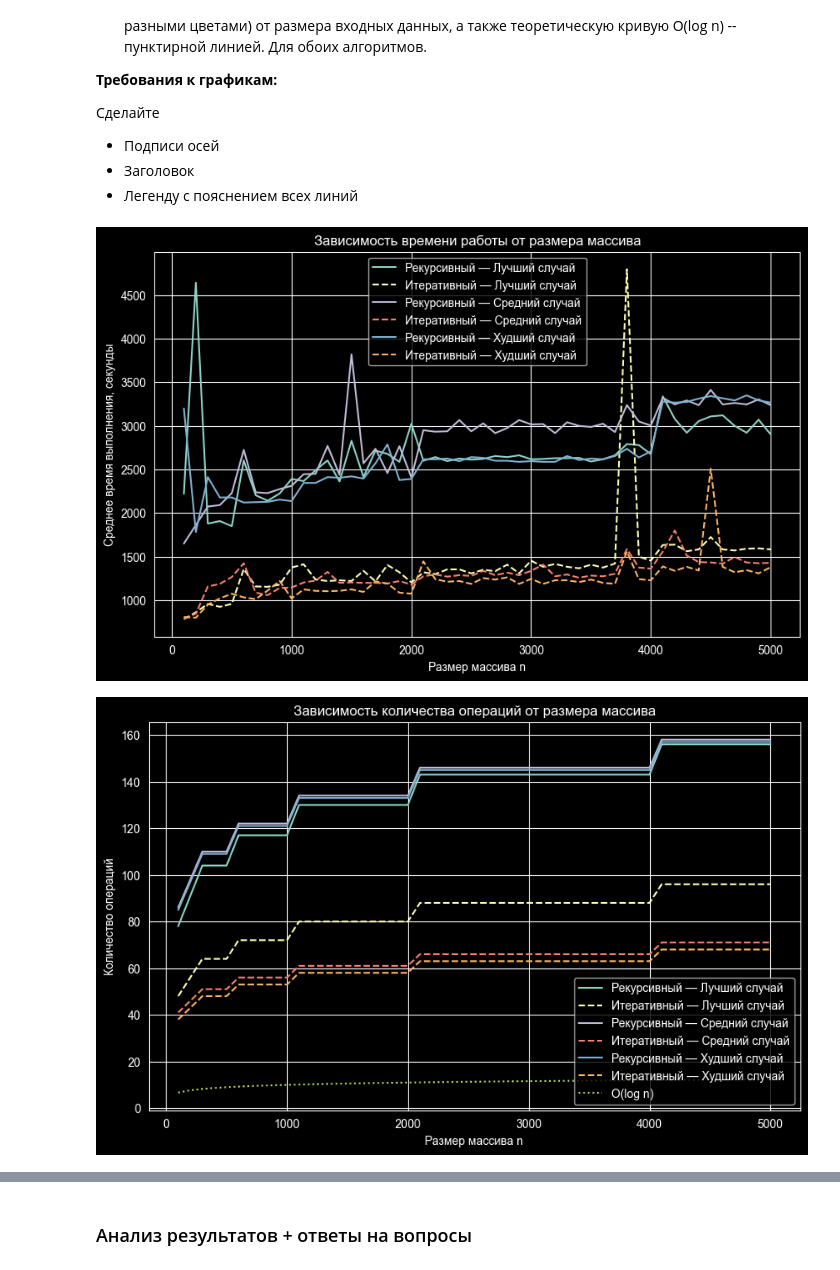
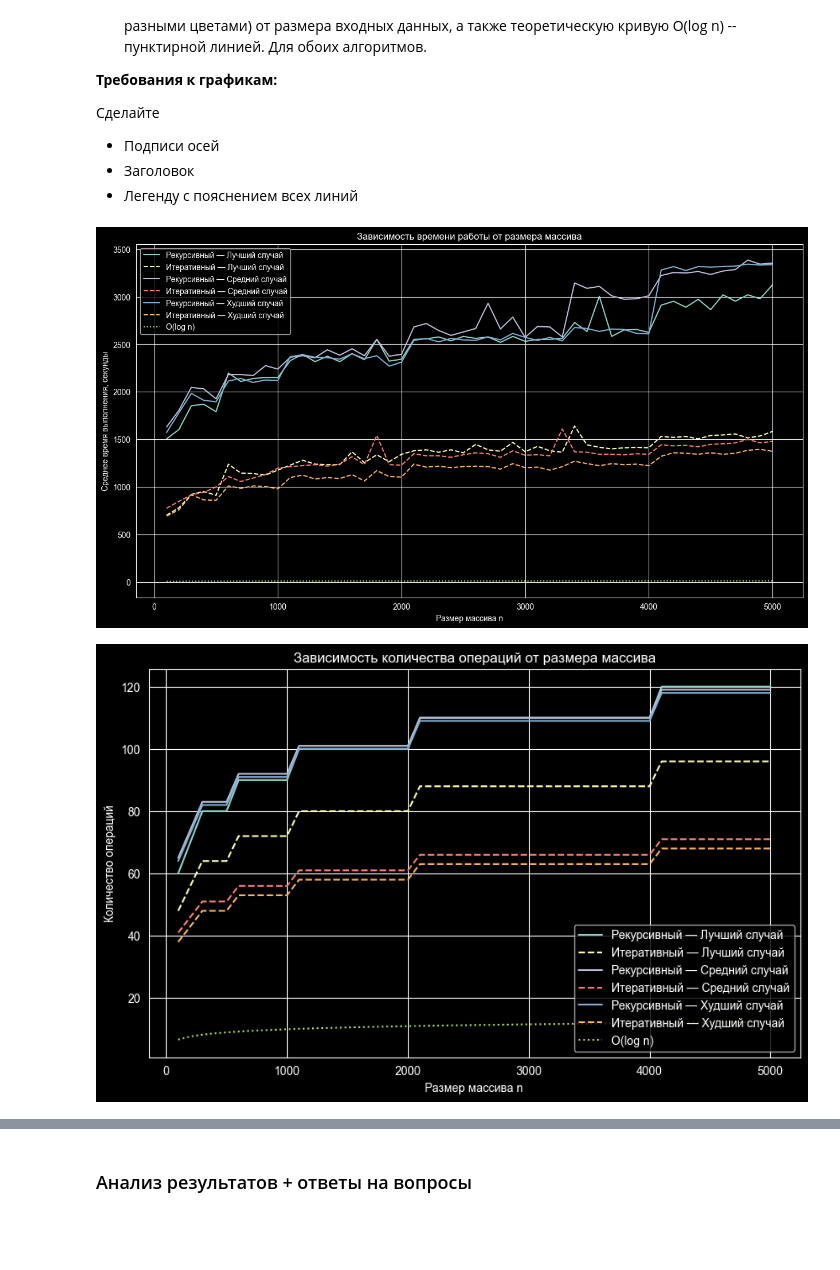
Before and after one commit to yemtsovaanna-alt/lab_algo_1, a Jupyter notebook: lab_1_algo.ipynb, the cells around one changed output, grey strips where cells are left out. Cells and saved outputs as stored; diff of their text form; code cells hidden in the pictures; blank space fills up the shorter version.

```diff
--- a/lab_1_algo.ipynb
+++ b/lab_1_algo.ipynb
@@ -264,6 +259,7 @@ def binary_search_left_iter(arr, target):
             l = mid + 1
         else:
             r = mid
+    return l
 # %% [markdown]
 **Асимпотическая сложность алгоритма методом развертывания рекурретного соотношения:**
 
@@ -343,15 +339,15 @@ def binary_search_left_rec(arr, target, l, r, depth=1):
     operations += 3
 
     if arr[mid] < target:                                                 # сравнение, обращение к памяти (arr[mid]) - 2 операции
-        result, child_ops, max_depth = binary_search_left_rec(            # присваивание 3 раза, вызов функции, 2 раза сложение - 6 операций
+        result, child_ops, max_depth = binary_search_left_rec(            # присваивание, вызов функции, сложение - 3 операции
             arr, target, mid + 1, r, depth + 1
         )
-        operations += 8
+        operations += 5
     else:
-        result, child_ops, max_depth = binary_search_left_rec(           # присваивание 3 раза, вызов функции, сложение - 5 операций
+        result, child_ops, max_depth = binary_search_left_rec(           # присваивание, вызов функции - 2 операции
             arr, target, l, mid, depth + 1
         )
-        operations += 7
+        operations += 4
 
     operations += 1
     return result, operations + child_ops, max_depth                     # сложение - 1 операция
@@ -380,16 +376,21 @@ def binary_search_left_iter(arr, target):
 
 
 def measure_time(func, *args, repeats=10):
-    total_time = 0
+    times = []
 
     for _ in range(repeats):
         start = time.perf_counter_ns()
         func(*args)
         end = time.perf_counter_ns()
-        total_time += end - start
+        times.append(end - start)
 
-    return total_time / repeats
+    # убираем выбросы (минимальное и максимальное время) и усредняем
+    if repeats > 2:
+        times.sort()
+        times = times[1:-1]
 
+    avg_time = sum(times) / len(times)
+    return avg_time
 
 def get_cases(arr):
     n = len(arr)
@@ -454,18 +455,19 @@ theory_log = [math.log2(n) for n in sizes]
 # -----------------------------
 # График 1: время работы
 # -----------------------------
-plt.figure(figsize=(10, 6))
+plt.figure(figsize=(15, 8))
 
 for case in ["Лучший случай", "Средний случай", "Худший случай"]:
     plt.plot(sizes, get_values(case, "time_rec"), label=f"Рекурсивный — {case}")
     plt.plot(sizes, get_values(case, "time_iter"), linestyle="--", label=f"Итеративный — {case}")
+plt.plot(sizes, theory_log, linestyle=":", label="O(log n)")
 
 plt.xlabel("Размер массива n")
 plt.ylabel("Среднее время выполнения, секунды")
 plt.title("Зависимость времени работы от размера массива")
 plt.legend()
 plt.grid(True)
-plt.show()
+plt.grid(True)
 
 
 # -----------------------------
@@ -477,35 +479,35 @@ for case in ["Лучший случай", "Средний случай", "Худ
     plt.plot(sizes, get_values(case, "ops_rec"), label=f"Рекурсивный — {case}")
     plt.plot(sizes, get_values(case, "ops_iter"), linestyle="--", label=f"Итеративный — {case}")
 
 plt.plot(sizes, theory_log, linestyle=":", label="O(log n)")
 
 plt.xlabel("Размер массива n")
 plt.ylabel("Количество операций")
 plt.title("Зависимость количества операций от размера массива")
 plt.legend()
 plt.grid(True)
 plt.show()
 
 
 # -----------------------------
 # График 3: максимальная глубина рекурсии
 # -----------------------------
 plt.figure(figsize=(10, 6))
 
 for case in ["Лучший случай", "Средний случай", "Худший случай"]:
     plt.plot(sizes, get_values(case, "depth_rec"), label=f"Рекурсивный — {case}")
 
 plt.plot(sizes, theory_log, linestyle=":", label="O(log n)")
 
 plt.xlabel("Размер массива n")
 plt.ylabel("Максимальная глубина рекурсии")
 plt.title("Зависимость глубины рекурсии от размера массива")
 plt.legend()
 plt.grid(True)
 plt.show()
 # %% [output]
-[figure, old version]
+[figure, new version]
-[figure, old version]
+[figure, new version]
 [figure]
 # %% [markdown]
 ### Анализ результатов + ответы на вопросы
```
Also changed, not shown: parts of 14 cells of this notebook, 1 other file.
